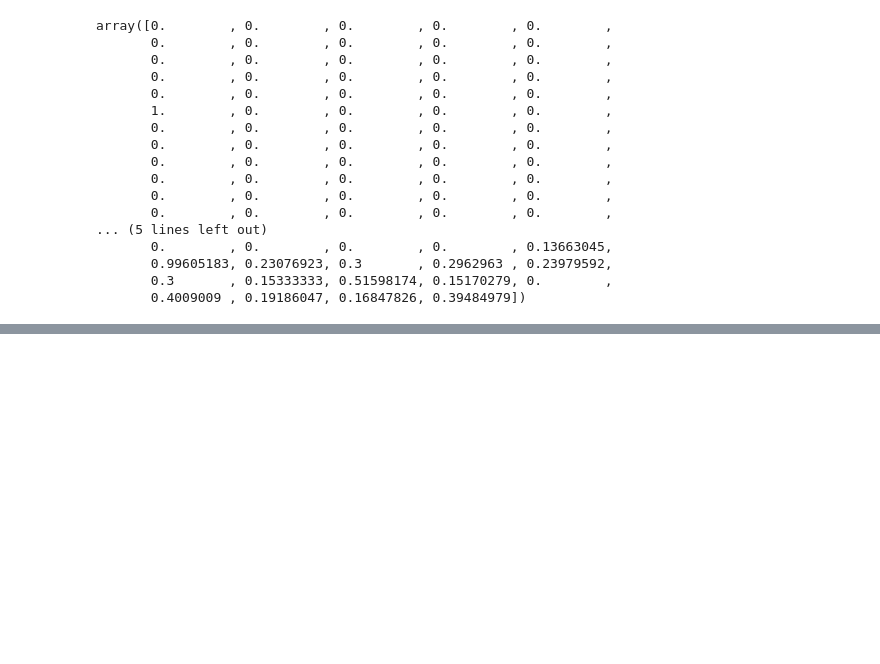
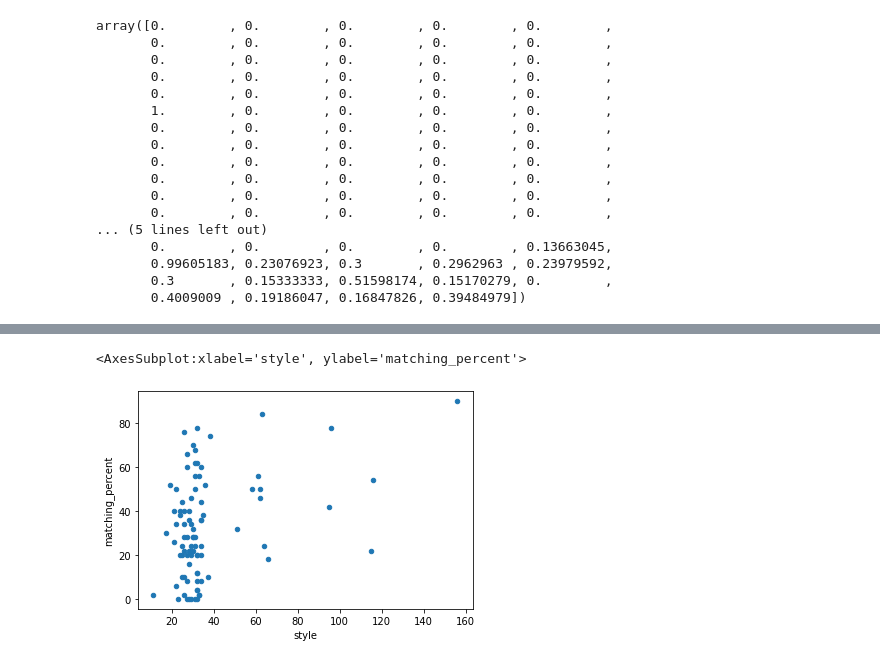
Before and after one commit to ltexp1998/zytholic_project, a Jupyter notebook: notebooks/atc_KMeans_base.ipynb, the cells around one changed output, grey strips where cells are left out. Cells and saved outputs as stored; diff of their text form; code cells hidden in the pictures; blank space fills up the shorter version.

```diff
--- a/notebooks/atc_KMeans_base.ipynb
+++ b/notebooks/atc_KMeans_base.ipynb
@@ -249,0 +253,30 @@ df.sample(10)
+# %%
+df_styles = df['style'].value_counts()
+
+
+results = []
+# Explore each style
+for st in df_styles.index:
+# Get a few random samples
+    samples = df[df['style'] == st]['name']
+    samples = samples.sample(5)
+
+    percent = []
+    for name in samples:
+        # calculate content based similarity for each sample
+        res = content(name, sigmoid=sigmoid)
+        # Get percentage of matching style for each sample
+        matching_percent = res[res['style'] == st].shape[0] / res.shape[0] * 100
+        percent.append(matching_percent)
+
+    # average for each style
+    style_result = np.array(percent).mean()
+    results.append(style_result)
+
+final_style = df_styles.reset_index()
+final_style['matching_percent'] = results
+# %%
+final_style.plot.scatter(x='style', y='matching_percent')
+# %% [output]
+<AxesSubplot:xlabel='style', ylabel='matching_percent'>
+[figure, added]
```
Also changed, not shown: parts of 16 cells of this notebook, 1 other file.
